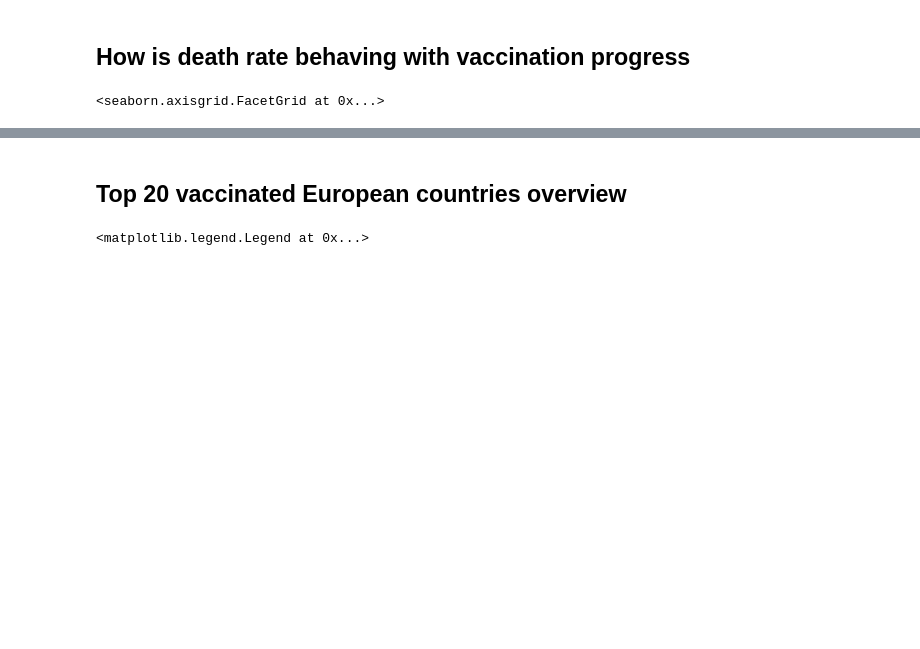
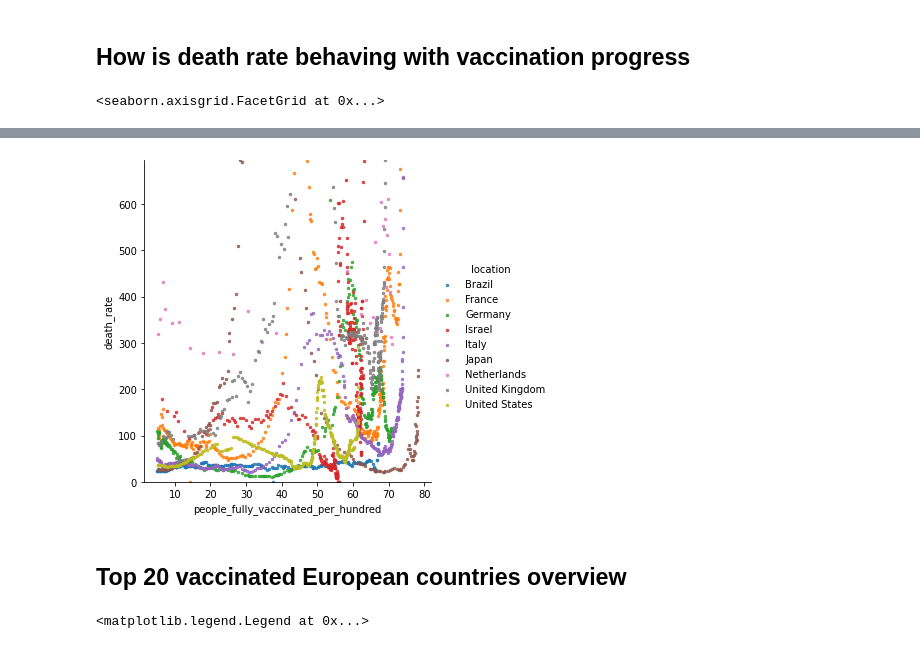
Before and after one commit to chagasrennan/covid_data_experiments, a Jupyter notebook: Explorer.ipynb, the cells around one changed output, grey strips where cells are left out. Saved outputs shown, nothing was run; the diff lists cells and outputs as text; code cells hidden in the pictures; blank space fills up the shorter version.

```diff
--- a/Explorer.ipynb
+++ b/Explorer.ipynb
@@ -245,5 +253,6 @@ sns.lmplot(x='people_fully_vaccinated_per_hundred',y='new_deaths_smoothed_per_mi
 # %%
 aux['death_rate'] = aux.new_cases_smoothed/aux.new_deaths_smoothed
+aux['death_rate'] = np.where(aux.death_rate.isin([np.nan,np.inf]),0,aux.death_rate)
 
 ax = sns.lmplot(x='people_fully_vaccinated_per_hundred',y='death_rate',
            data=aux,
@@ -261,3 +269,4 @@ ax.set(ylim=(0,np.quantile(aux.death_rate.values,0.95)))
+[figure, added]
 # %% [markdown]
 ## Top 20 vaccinated European countries overview
 # %%
```
Also changed, not shown: parts of 11 cells of this notebook, 1 other file.
